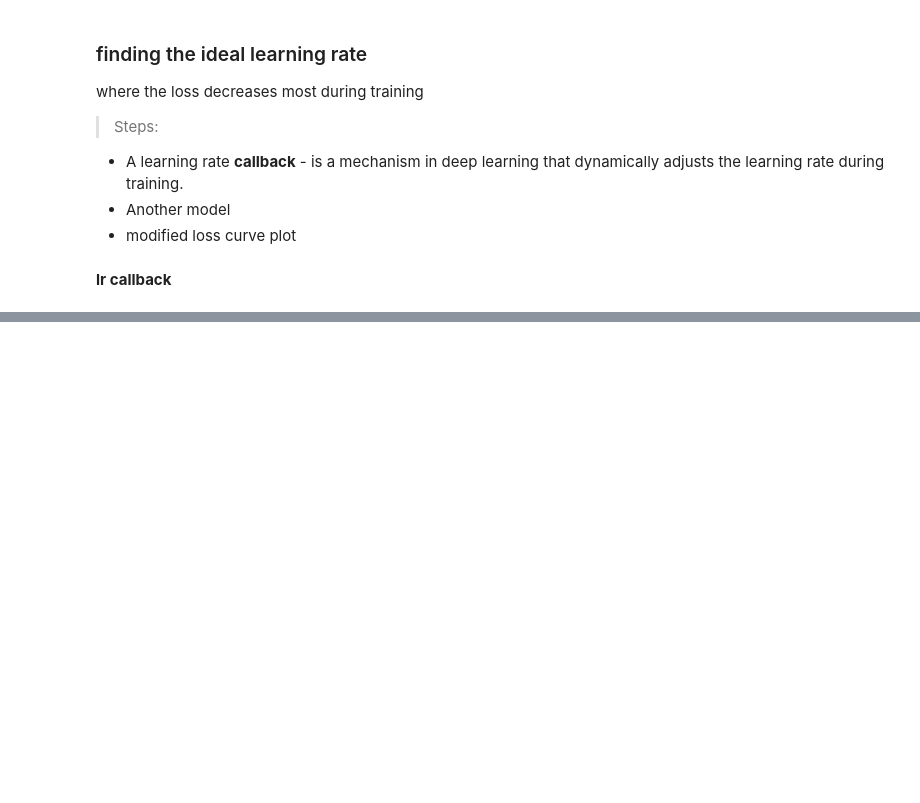
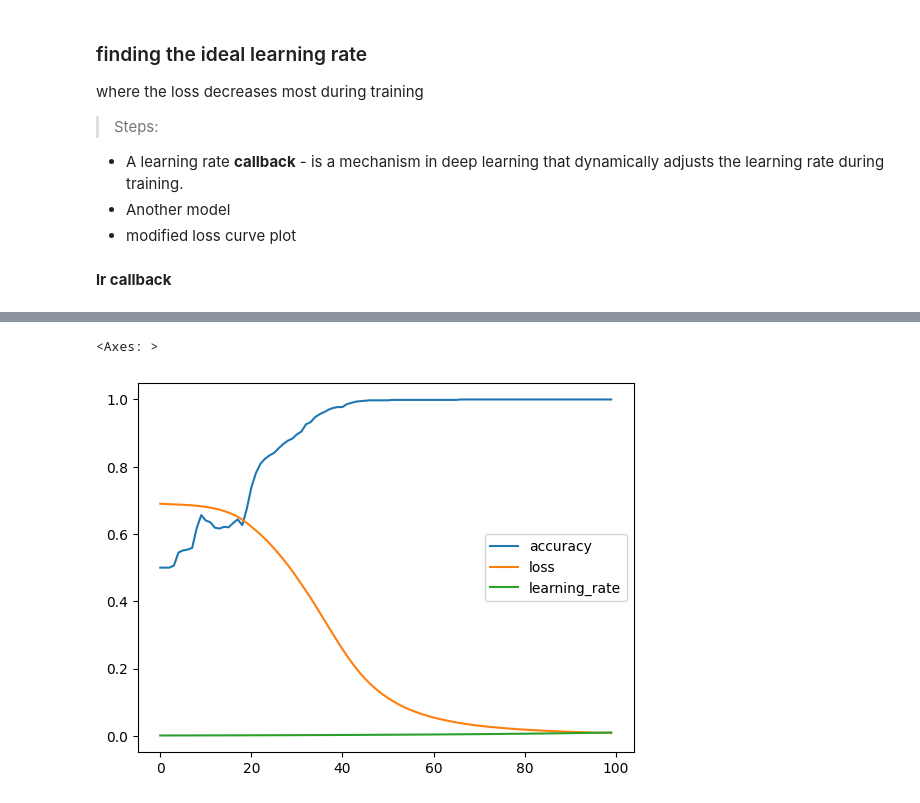
Before and after one commit to divyalaldinani/Deep-Learning-in-TensorFlow, a Jupyter notebook: 03_classification_using_NN_in_tensorflow.ipynb, the cells around one changed output, grey strips where cells are left out. Saved outputs shown, nothing was run; the diff lists cells and outputs as text; code cells hidden in the pictures; blank space fills up the shorter version.

```diff
--- a/03_classification_using_NN_in_tensorflow.ipynb
+++ b/03_classification_using_NN_in_tensorflow.ipynb
@@ -469,9 +469,15 @@ model_5 = tf.keras.Sequential([
     tf.keras.layers.Dense(1, activation = 'sigmoid'),
 ])
 
-model_5.compile(loss = 'binary_crossentropy',
+model_5.compile(loss = tf.keras.losses.binary_crossentropy,
                 optimizer = 'Adam',
-                metrics = 'mae')
+                metrics = ['accuracy'])
 
 # creating a lr callback - works during model training
-model_5.fit(
+
+lr_scheduler = tf.keras.callbacks.LearningRateScheduler(lambda epoch: 1e-3 * 10 ** (epoch/100))
+
+
+history = model_5.fit(X_train, y_train,
+                      epochs = 100,
+                      callbacks = [lr_scheduler])
@@ -477,0 +507,5 @@ model_5.fit(
+# %%
+pd.DataFrame(history.history).plot()
+# %% [output]
+<Axes: >
+[figure, added]
```
Also changed, not shown: parts of 32 cells of this notebook.
